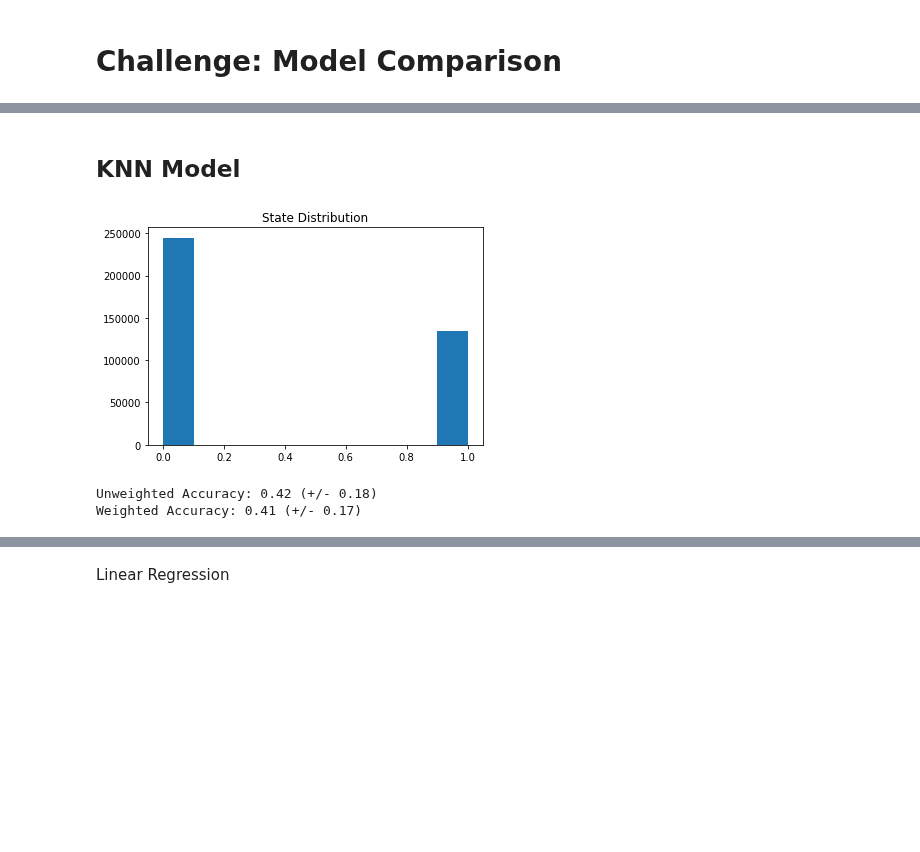
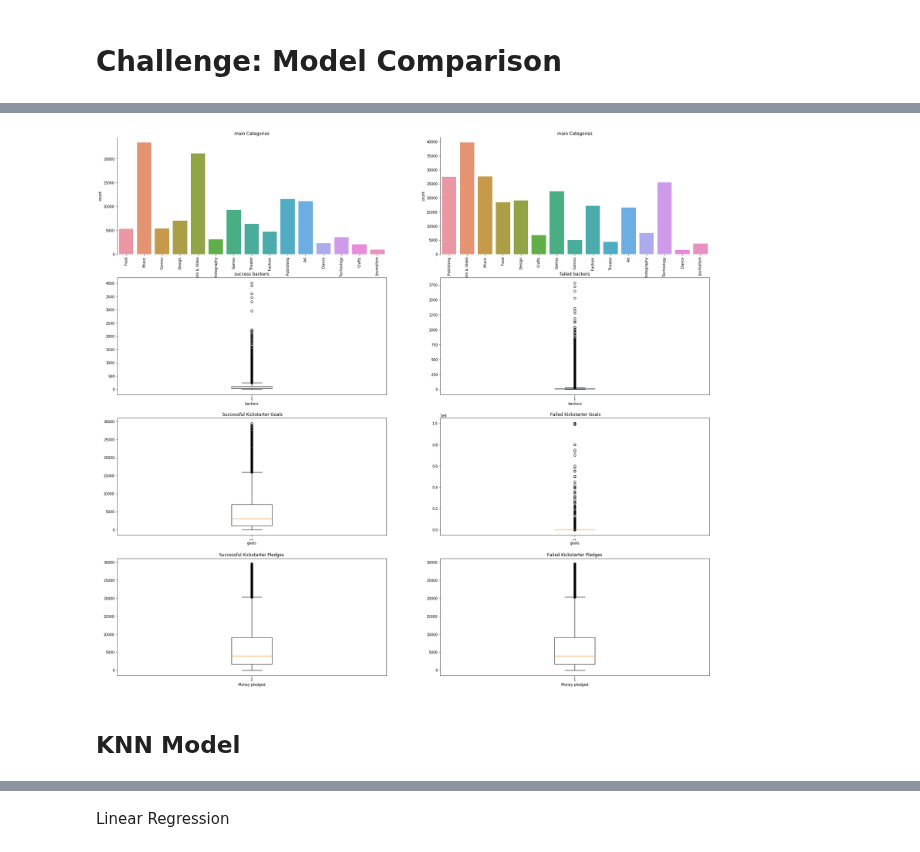
Before and after one commit to efuller11/Thinkful, a Jupyter notebook: Unit 3 lesson 1 Challenge Model Comparison.ipynb, the cells around one changed output, grey strips where cells are left out. Cells and saved outputs as stored; diff of their text form; code cells hidden in the pictures; blank space fills up the shorter version.

```diff
--- a/Unit 3 lesson 1 Challenge Model Comparison.ipynb
+++ b/Unit 3 lesson 1 Challenge Model Comparison.ipynb
@@ -62,22 +71,56 @@ My goal is to get an estimate of what a kickstarter's pledges are based on the g
+# %%
+success_data = new_ks_data[new_ks_data['state'] == 1]
+fail_data = new_ks_data[new_ks_data['state'] == 0]
+# %%
+plt.figure(figsize=(30, 28))
+plt.subplot(4, 2, 1)
+sns.countplot(success_data['main_category'])
+plt.title('main Categories')
+plt.xlabel("Kickstarter successes in each category")
+plt.xticks(rotation = 90)
+sns.despine(left=False, bottom=True)
+
+plt.subplot(4, 2, 2)
+sns.countplot(fail_data['main_category'])
+plt.title('main Categories')
+plt.xlabel("Kickstarter nonsuccesses in each category")
+plt.xticks(rotation = 90)
+sns.despine(left=False, bottom=True)
+
+plt.subplot(4, 2, 3)
+plt.boxplot(success_data['backers'])
+plt.title('success backers')
+plt.xlabel("backers")
+
+plt.subplot(4, 2, 4)
+plt.boxplot(fail_data['backers'])
+plt.title('failed backers')
+plt.xlabel("backers")
+
+plt.subplot(4, 2, 5)
+plt.boxplot(success_data['goal'])
+plt.title(" Successful Kickstarter Goals")
+plt.xlabel("goals")
+plt.xticks(rotation = 90)
+
+plt.subplot(4, 2, 6)
+plt.boxplot(fail_data['goal'])
+plt.title(" Failed Kickstarter Goals")
+plt.xlabel("goals")
+plt.xticks(rotation = 90)
+
+plt.subplot(4, 2, 7)
+plt.boxplot(success_data['pledged'])
+plt.title('Successful Kickstarter Pledges')
+plt.xlabel("Money pledged")
+
+plt.subplot(4, 2, 8)
+plt.boxplot(success_data['pledged'])
+plt.title('Failed Kickstarter Pledges')
+plt.xlabel("Money pledged")
+
+plt.show()
+# %% [output]
+[figure, added]
 # %% [markdown]
 ## KNN Model
-# %%
-# This graph shows that our data shows nearly double the unsuccessful kickstarter campaigns as there is successful ones.
-plt.hist(kickstarter_data['state'])
-plt.title('State Distribution');
-# %% [output]
-[figure, removed]
-# %%
-X = kickstarter_data[["goal", "state", 'backers']]
-y = kickstarter_data['pledged']
-knn = neighbors.KNeighborsRegressor(n_neighbors=20)
-knn.fit(X, y)
-knn_w = neighbors.KNeighborsRegressor(n_neighbors=20, weights='distance')
-knn_w.fit(X, y)
-score = cross_val_score(knn, X, y, cv=5)
-print("Unweighted Accuracy: %0.2f (+/- %0.2f)" % (score.mean(), score.std() * 2))
-score_w = cross_val_score(knn_w, X, y, cv=5)
-print("Weighted Accuracy: %0.2f (+/- %0.2f)" % (score_w.mean(), score_w.std() * 2))
-# %% [output]
-Unweighted Accuracy: 0.42 (+/- 0.18)
-Weighted Accuracy: 0.41 (+/- 0.17)
```
Also changed, not shown: parts of 30 cells of this notebook.
